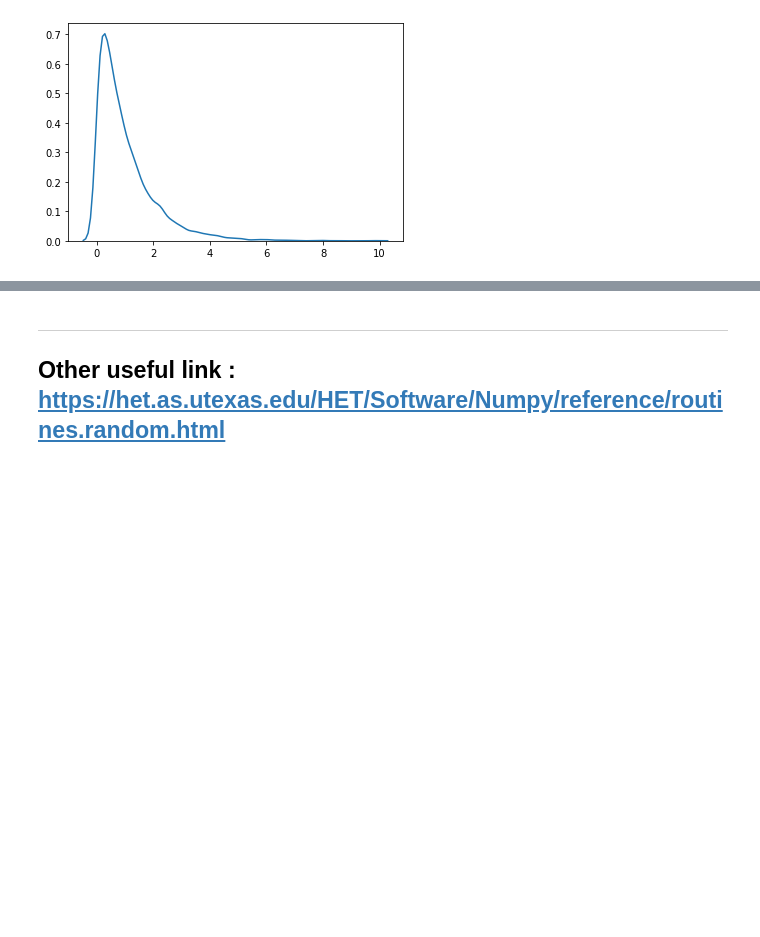
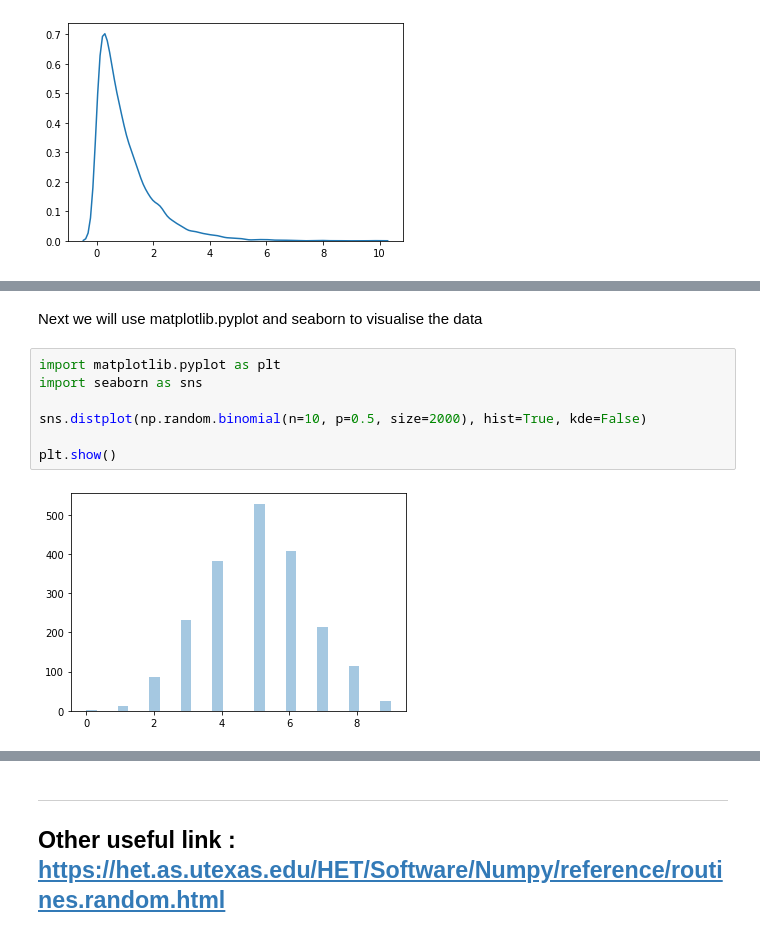
Before and after one commit to Willie2511/Programming_for_DA, a Jupyter notebook: ProgDA_Assignment.ipynb, the cells around one changed output, grey strips where cells are left out. Cells and saved outputs as stored; diff of their text form; blank space fills up the shorter version.

```diff
--- a/ProgDA_Assignment.ipynb
+++ b/ProgDA_Assignment.ipynb
@@ -352,0 +294,11 @@ size - The shape of the returned array.
+# %% [markdown]
+Next we will use matplotlib.pyplot and seaborn to visualise the data
+# %%
+import matplotlib.pyplot as plt
+import seaborn as sns
+
+sns.distplot(np.random.binomial(n=10, p=0.5, size=2000), hist=True, kde=False)
+
+plt.show()
+# %% [output]
+[figure, added]
```
Also changed, not shown: parts of 13 cells of this notebook.
